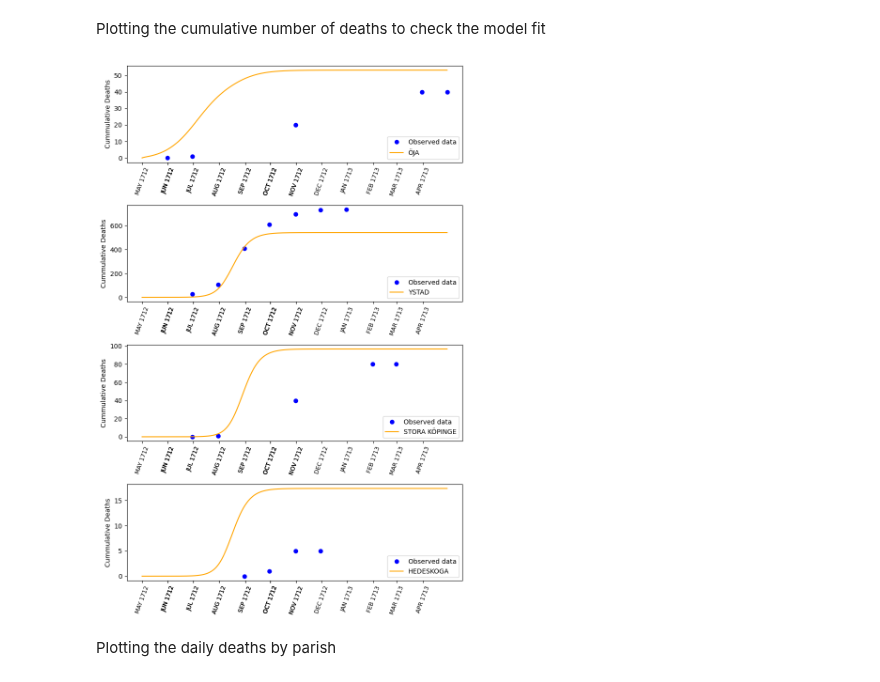
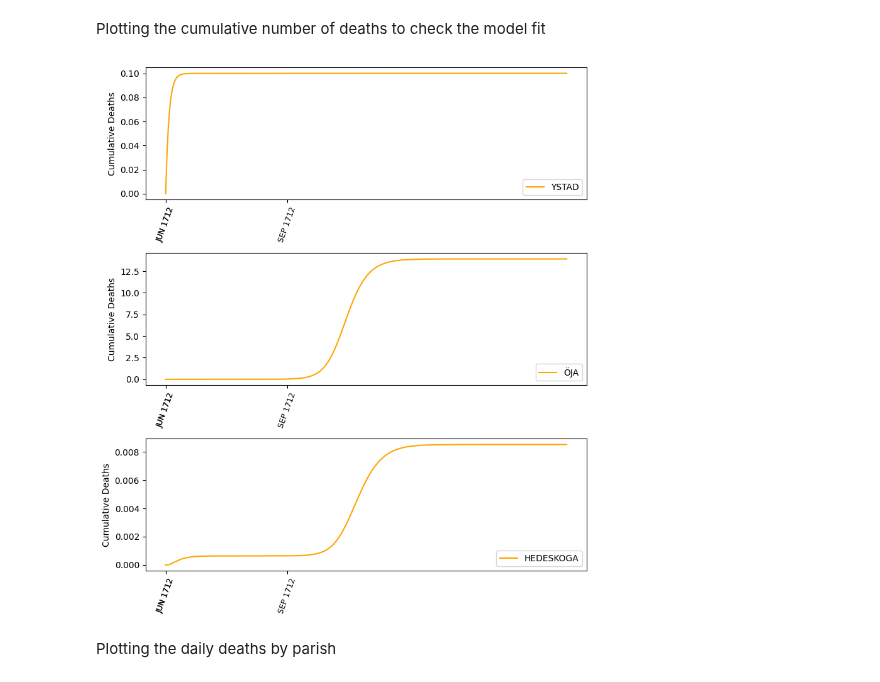
Before and after one commit to polislizarralde/PythonMathematicalModeling, a Jupyter notebook: docs/PlagueProject/FittingSeasonMetapopModelPlague.ipynb, the cells around one changed output. Drawn from its saved outputs; the diff is of its cells as text; code cells hidden in the pictures.

Commit message:
Update files for northern Scania

```diff
--- a/docs/PlagueProject/FittingSeasonMetapopModelPlague.ipynb
+++ b/docs/PlagueProject/FittingSeasonMetapopModelPlague.ipynb
@@ -220,3 +117,10 @@ southScania
+# %%
+southScania = get_centroid(southScania)
+southScania = southScania.replace(['UNDEFINED', '?'], np.nan)
+southScania['new_format_BeginPlaguePeriod'] = pd.to_datetime(
+    southScania['BeginPlaguePeriod'], format='%b %Y')
+southScania['new_format_EndPlaguePeriod'] = pd.to_datetime(
+    southScania['EndPlaguePeriod'], format='%b %Y')
 # %% [markdown]
 Defining a group to work with
 # %%
@@ -600,0 +475,15 @@ Trying a small dataframe
+# %%
+k = 3
+# Selecting specific rows from the dataframe reseting the index
+example = southScania[(southScania['ParishName'] == 'ÖVRABY')
+                   | (southScania['ParishName'] == 'ÖJA')
+                   | (southScania['ParishName'] == 'HEDESKOGA')].reset_index(drop=True)
+# Getting the centroid of each polygon for defining the transmission matrix
+example = get_centroid(add_Begin_End_days(sort_by_date(example)
+                                         , 'new_format_BeginPlaguePeriod'
+                                         , 'new_format_EndPlaguePeriod'
+                                         )
+                        )
+example.shape
+model_input = Initial_Model(example, beta_guess=0.5, mu_guess=0.5)
+example
@@ -605,8 +502,2 @@ Trying a small dataframe
 # model_input = Initial_Model(example, beta_guess=0.5, mu_guess=0.5)
-# %%
-# Selecting two parishes to test the model
-#example = cluster1[cluster1['ParishName']=='ÖJA']
-#example = cluster1[cluster1['ParishName'].isin(['YSTAD','ÖJA'])]
-example = cluster1
-model_input = Initial_Model(example, beta_guess=0.5, mu_guess=0.5)
 # %%
@@ -680,0 +715,11 @@ model_input = Initial_Model(example, beta_guess=0.5, mu_guess=0.5)
+# %%
+count_infected_by_month(example,'JUN 1712',0 )
+
+# Plotting the number of infected parishes per month from the gdf
+date = example.loc[0, 'BeginPlaguePeriod']
+number_infected_parishes_by_month = count_infected_by_month(example,date,0)
+number_infected_parishes_by_month.plot(x='date', y='CumInfectParishes', kind='line', figsize=(10,5))
+plt.title('Number of infected parishes per month')
+plt.xlabel('Month')
+plt.ylabel('Number of infected parishes')
+plt.show()
@@ -849,37 +930,37 @@ for i in range(n):
         initial_position = current_df['BeginDaysPlague'].values[0]
         final_position = current_df['EndDaysPlague'].values[0]
         deaths = current_df['VictimsNumber'].values[0]
         if final_position != 0 and deaths != 0:
-            axes[i].plot(initial_position, 0, 'bo')
-            axes[i].plot(final_position, deaths, 'bo')
+            # axes[i].plot(initial_position, 0, 'bo')
+            # axes[i].plot(final_position, deaths, 'bo')
             axes[i].plot(model_solution['D'][i], color='orange', label=current_parish)
             axes[i].set_ylabel('Cumulative Deaths')
             axes[i].legend(loc='lower right')
             axes[i].set_xticks(tick_positions, tick_labels, rotation=70, fontsize=9)
         else:
-            axes[i].plot(initial_position, 0, 'bo')
+            # axes[i].plot(initial_position, 0, 'bo')
             axes[i].plot(model_solution['D'][i], color='orange', label=current_parish)
             axes[i].set_ylabel('Cumulative Deaths')
             axes[i].legend(loc='lower right')
             axes[i].set_xticks(tick_positions, tick_labels, rotation=70, fontsize=9)
 
     else:
         time = np.zeros(len_data_parish)
         cumdeathData = np.zeros(len_data_parish)
         for j in range(len_data_parish):
             time[j] = current_df['EndDaysPlague'].values[j]
             cumdeathData[j] = current_df['VictimsNumber'].values[j]
         axes[i].plot(time, cumdeathData, 'bo', label='Observed data')
         axes[i].plot(model_solution["D"][i],
                         color='orange', label=current_parish)
         axes[i].set_ylabel('Cummulative Deaths')
         axes[i].legend(loc='lower right')
         axes[i].set_xticks(tick_positions, tick_labels, rotation=70, fontsize=9)
 # Adjust the layout to avoid overlapping
 plt.tight_layout()
 plt.show()
 # %% [output]
-[figure, old version]
+[figure, new version]
 # %% [markdown]
 Plotting the daily deaths by parish
 # %%
```
Also changed, not shown: parts of 36 cells of this notebook, 2 other files.
